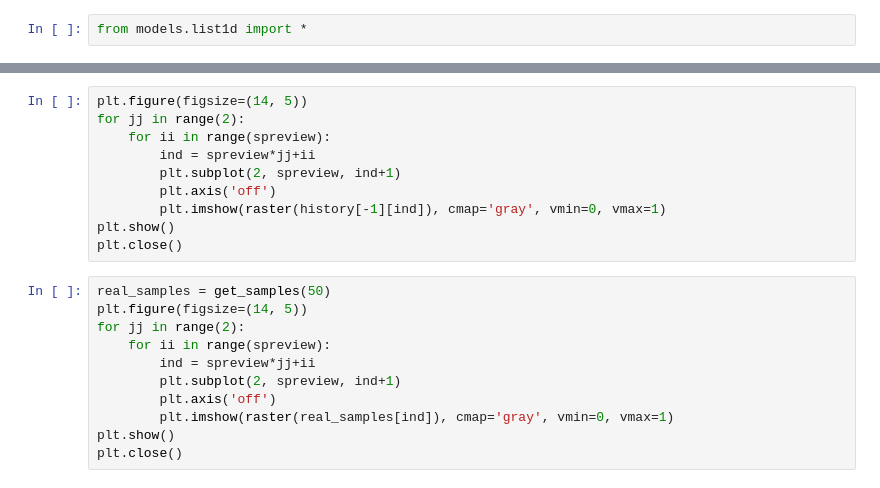
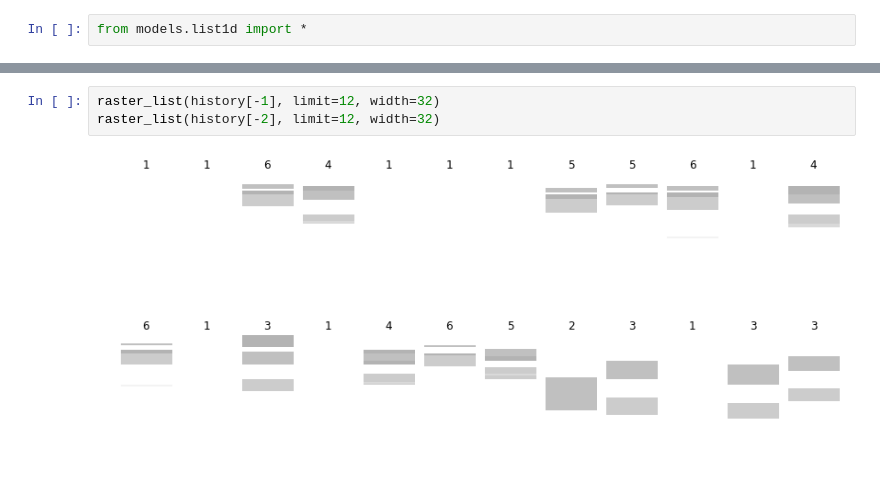
Before and after one commit to ul1994/mpgan, a Jupyter notebook: List1D.ipynb, the cells around one changed output, grey strips where cells are left out. Drawn from its saved outputs; the diff is of its cells as text.

```diff
--- a/List1D.ipynb
+++ b/List1D.ipynb
@@ -148,21 +174,6 @@ plot_distrib(history, recent=50)
-# %%
-plt.figure(figsize=(14, 5))
-for jj in range(2):
-    for ii in range(spreview):
-        ind = spreview*jj+ii
-        plt.subplot(2, spreview, ind+1)
-        plt.axis('off')
-        plt.imshow(raster(history[-1][ind]), cmap='gray', vmin=0, vmax=1)
-plt.show()
-plt.close()
-# %%
-real_samples = get_samples(50)
-plt.figure(figsize=(14, 5))
-for jj in range(2):
-    for ii in range(spreview):
-        ind = spreview*jj+ii
-        plt.subplot(2, spreview, ind+1)
-        plt.axis('off')
-        plt.imshow(raster(real_samples[ind]), cmap='gray', vmin=0, vmax=1)
-plt.show()
-plt.close()
+# %%
+raster_list(history[-1], limit=12, width=32)
+raster_list(history[-2], limit=12, width=32)
+# %% [output]
+[figure, added]
+[figure, added]
```
Also changed, not shown: parts of 7 cells of this notebook, 4 other files.
